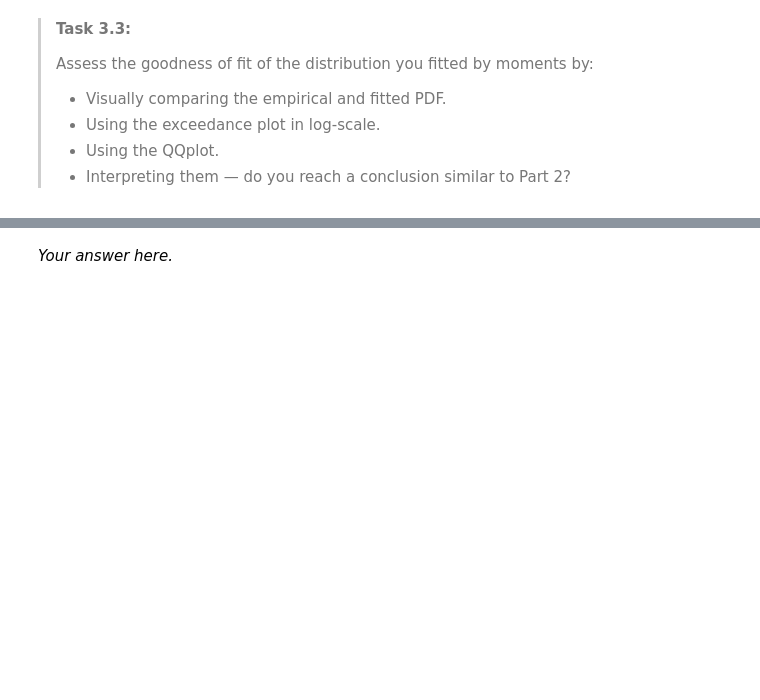
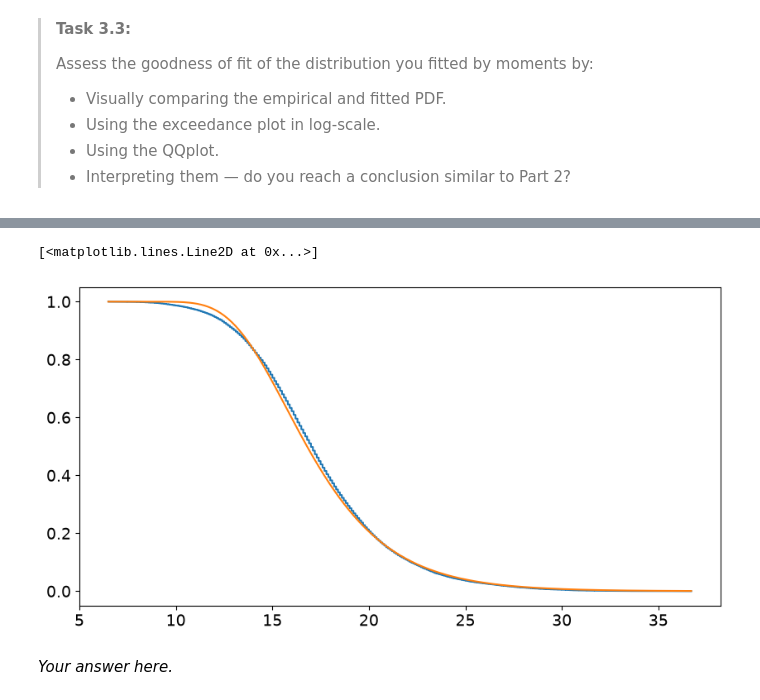
Before and after one commit to wvandenwildenberg/WS1.4., a Jupyter notebook: WS1_4_Fit_happens.ipynb, the cells around one changed output, grey strips where cells are left out. Cells and saved outputs as stored; diff of their text form; code cells hidden in the pictures; blank space fills up the shorter version.

```diff
--- a/WS1_4_Fit_happens.ipynb
+++ b/WS1_4_Fit_happens.ipynb
@@ -119,7 +135,9 @@ Now, let's assess performance with further goodness-of-fit techniques and see wh
 # %%
 def ecdf(observations):
     """Return [non_exceedance_probabilities, sorted_values]."""
-    ### YOUR CODE HERE
+    sorted_values = np.sort(observations)
+    n = sorted_values.size
+    non_exceedance_probabilities = np.arange(1, n + 1) / (n + 1)
     return [non_exceedance_probabilities, sorted_values]
 # %% [markdown]
 >**Task 3.2:**
@@ -144,5 +169,13 @@ def ecdf(observations):
 # %%
 # Visually compare the exceedance probabilities
-### YOUR CODE HERE
+nonexceedance, sorted_values = ecdf(data)
+cdf = stats.gumbel_r.cdf(sorted_values, loc, scale)
+
+fig, axes = plt.subplots(1, 1, figsize=(10, 5))
+axes.plot(sorted_values, (1-nonexceedance), label='empirical')
+axes.plot(sorted_values, 1-cdf, label='fitted')
+# %% [output]
+[<matplotlib.lines.Line2D at 0x...>]
+[figure, added]
 # %%
 # Visually compare the QQ plots
```
Also changed, not shown: parts of 15 cells of this notebook.
